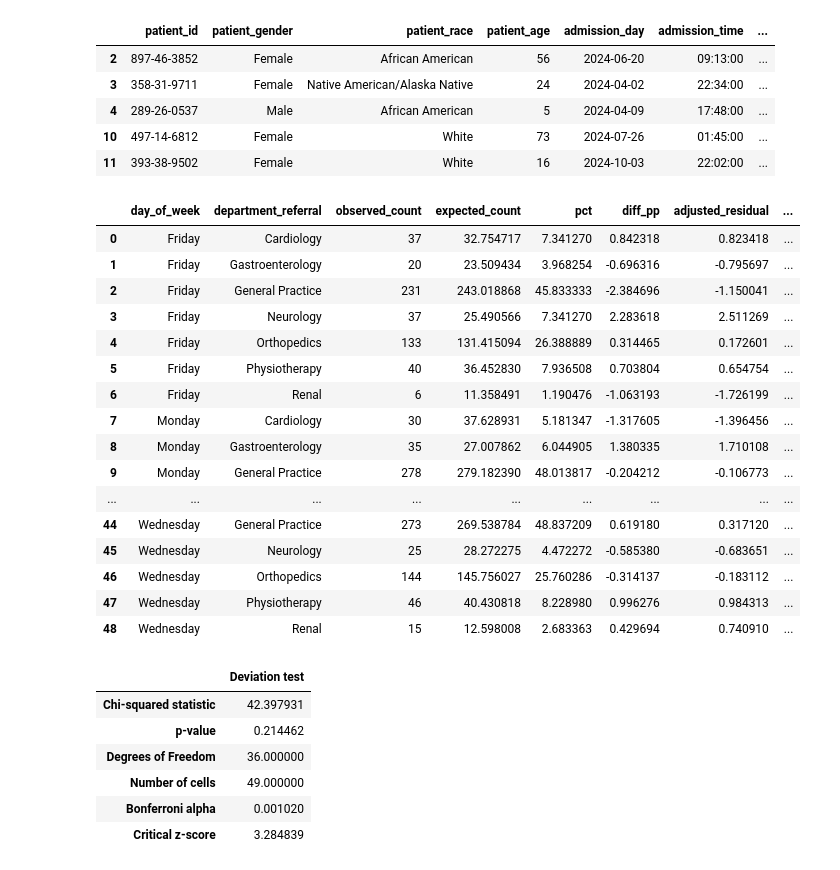
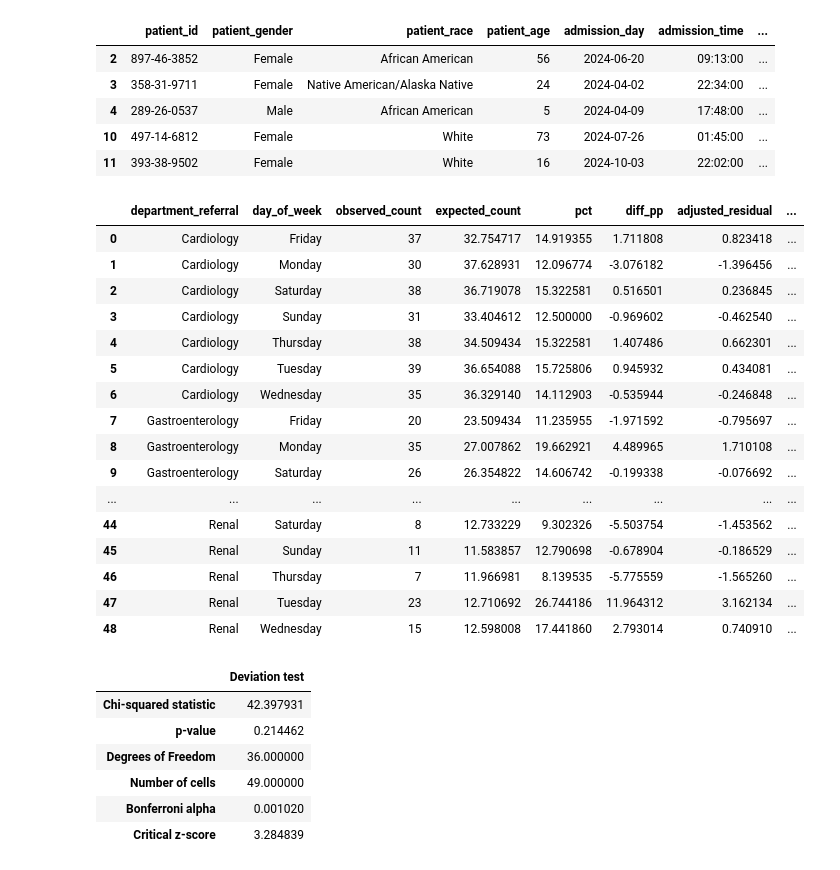
Before and after one commit to Mikayla-ds2/surge-sense, a Jupyter notebook: eda+viz.ipynb, the cells around one changed output. Saved outputs shown, nothing was run; the diff lists cells and outputs as text; code cells hidden in the pictures.

```diff
--- a/eda+viz.ipynb
+++ b/eda+viz.ipynb
@@ -166,28 +160,28 @@ deviation_data.head()
 # %%
 result = test_deviation(
     data=deviation_data,
-    feature='day_of_week',
-    outcome='department_referral'
+    feature='department_referral',
+    outcome='day_of_week'
 )
 result.tidy
 # %% [output]
-|  | day_of_week | department_referral | observed_count | expected_count | pct | diff_pp | adjusted_residual | ... |
-| 0 | Friday | Cardiology | 37 | 32.754717 | 7.341270 | 0.842318 | 0.823418 | ... |
-| 1 | Friday | Gastroenterology | 20 | 23.509434 | 3.968254 | -0.696316 | -0.795697 | ... |
-| 2 | Friday | General Practice | 231 | 243.018868 | 45.833333 | -2.384696 | -1.150041 | ... |
-| 3 | Friday | Neurology | 37 | 25.490566 | 7.341270 | 2.283618 | 2.511269 | ... |
-| 4 | Friday | Orthopedics | 133 | 131.415094 | 26.388889 | 0.314465 | 0.172601 | ... |
-| 5 | Friday | Physiotherapy | 40 | 36.452830 | 7.936508 | 0.703804 | 0.654754 | ... |
-| 6 | Friday | Renal | 6 | 11.358491 | 1.190476 | -1.063193 | -1.726199 | ... |
-| 7 | Monday | Cardiology | 30 | 37.628931 | 5.181347 | -1.317605 | -1.396456 | ... |
-| 8 | Monday | Gastroenterology | 35 | 27.007862 | 6.044905 | 1.380335 | 1.710108 | ... |
-| 9 | Monday | General Practice | 278 | 279.182390 | 48.013817 | -0.204212 | -0.106773 | ... |
+|  | department_referral | day_of_week | observed_count | expected_count | pct | diff_pp | adjusted_residual | ... |
+| 0 | Cardiology | Friday | 37 | 32.754717 | 14.919355 | 1.711808 | 0.823418 | ... |
+| 1 | Cardiology | Monday | 30 | 37.628931 | 12.096774 | -3.076182 | -1.396456 | ... |
+| 2 | Cardiology | Saturday | 38 | 36.719078 | 15.322581 | 0.516501 | 0.236845 | ... |
+| 3 | Cardiology | Sunday | 31 | 33.404612 | 12.500000 | -0.969602 | -0.462540 | ... |
+| 4 | Cardiology | Thursday | 38 | 34.509434 | 15.322581 | 1.407486 | 0.662301 | ... |
+| 5 | Cardiology | Tuesday | 39 | 36.654088 | 15.725806 | 0.945932 | 0.434081 | ... |
+| 6 | Cardiology | Wednesday | 35 | 36.329140 | 14.112903 | -0.535944 | -0.246848 | ... |
+| 7 | Gastroenterology | Friday | 20 | 23.509434 | 11.235955 | -1.971592 | -0.795697 | ... |
+| 8 | Gastroenterology | Monday | 35 | 27.007862 | 19.662921 | 4.489965 | 1.710108 | ... |
+| 9 | Gastroenterology | Saturday | 26 | 26.354822 | 14.606742 | -0.199338 | -0.076692 | ... |
 | ... | ... | ... | ... | ... | ... | ... | ... | ... |
-| 44 | Wednesday | General Practice | 273 | 269.538784 | 48.837209 | 0.619180 | 0.317120 | ... |
-| 45 | Wednesday | Neurology | 25 | 28.272275 | 4.472272 | -0.585380 | -0.683651 | ... |
-| 46 | Wednesday | Orthopedics | 144 | 145.756027 | 25.760286 | -0.314137 | -0.183112 | ... |
-| 47 | Wednesday | Physiotherapy | 46 | 40.430818 | 8.228980 | 0.996276 | 0.984313 | ... |
-| 48 | Wednesday | Renal | 15 | 12.598008 | 2.683363 | 0.429694 | 0.740910 | ... |
+| 44 | Renal | Saturday | 8 | 12.733229 | 9.302326 | -5.503754 | -1.453562 | ... |
+| 45 | Renal | Sunday | 11 | 11.583857 | 12.790698 | -0.678904 | -0.186529 | ... |
+| 46 | Renal | Thursday | 7 | 11.966981 | 8.139535 | -5.775559 | -1.565260 | ... |
+| 47 | Renal | Tuesday | 23 | 12.710692 | 26.744186 | 11.964312 | 3.162134 | ... |
+| 48 | Renal | Wednesday | 15 | 12.598008 | 17.441860 | 2.793014 | 0.740910 | ... |
 # %%
 result.summary()
 # %% [output]
```
Also changed, not shown: parts of 9 cells of this notebook.
